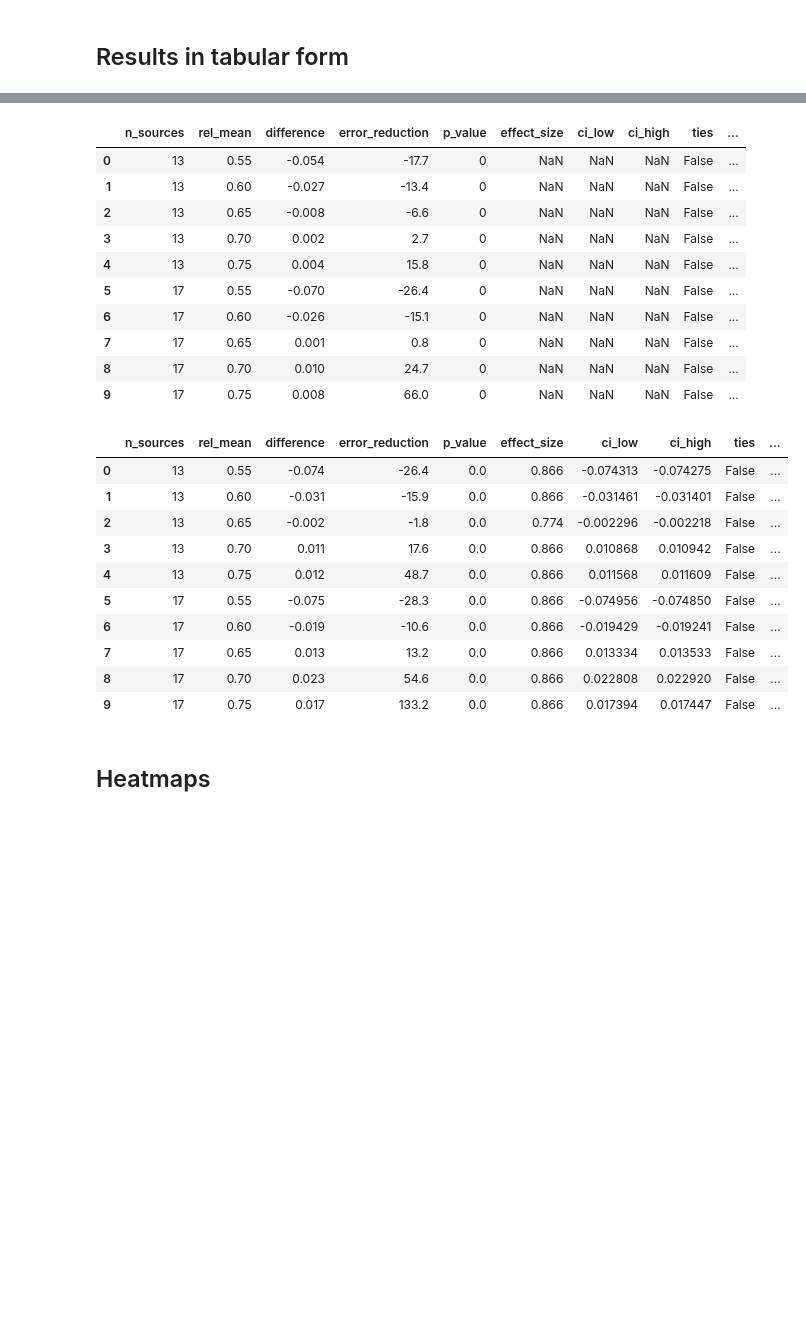
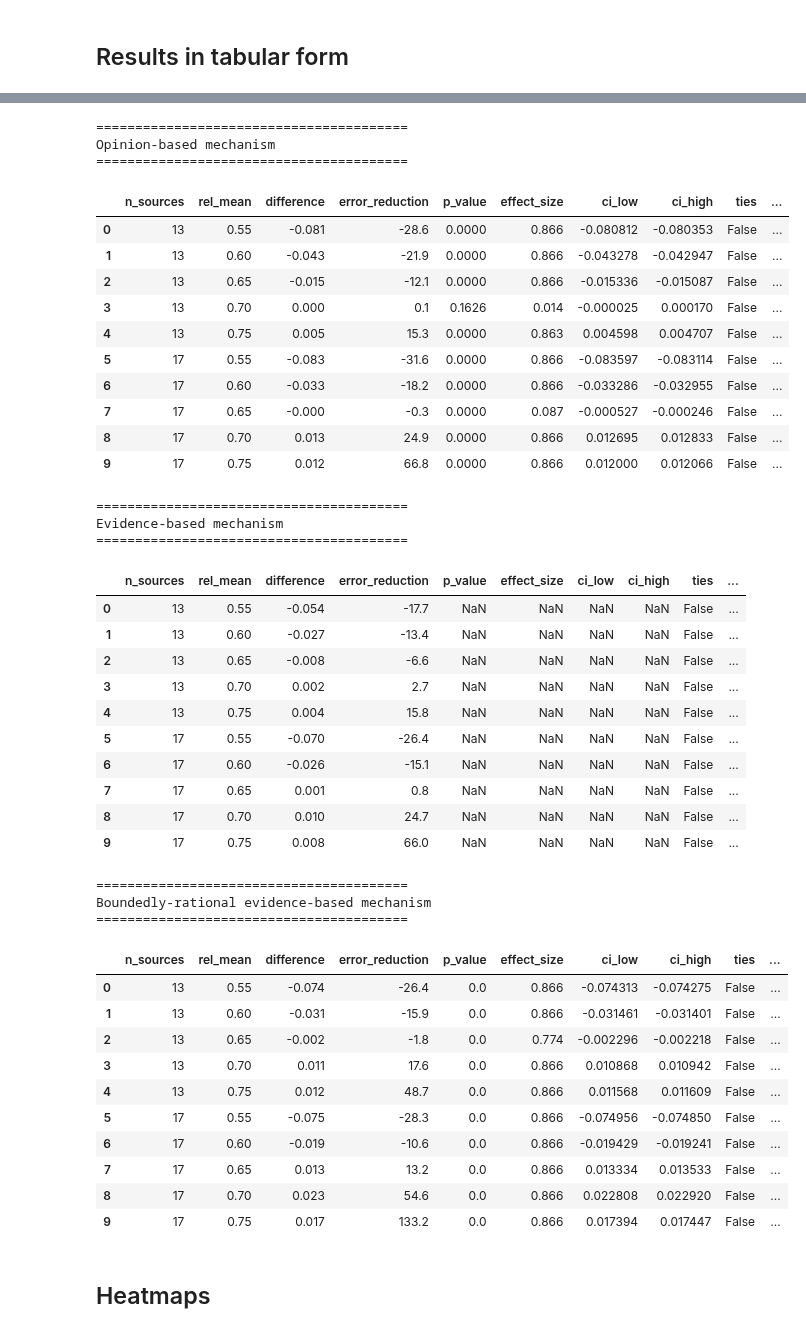
Before and after one commit to HeinDuijf/DiversityAbility, a Jupyter notebook: DataAnalysis.ipynb, the cells around one changed output, grey strips where cells are left out. Saved outputs shown, nothing was run; the diff lists cells and outputs as text; code cells hidden in the pictures; blank space fills up the shorter version.

```diff
--- a/DataAnalysis.ipynb
+++ b/DataAnalysis.ipynb
@@ -52,30 +52,53 @@ produce_df_1samp("accuracy", n_decimals=5)
-# %%
-produce_df_1samp("pool_accuracy")
-# %% [output]
-|  | n_sources | rel_mean | difference | error_reduction | p_value | effect_size | ci_low | ci_high | ties | ... |
-| 0 | 13 | 0.55 | -0.054 | -17.7 | 0 | NaN | NaN | NaN | False | ... |
-| 1 | 13 | 0.60 | -0.027 | -13.4 | 0 | NaN | NaN | NaN | False | ... |
-| 2 | 13 | 0.65 | -0.008 | -6.6 | 0 | NaN | NaN | NaN | False | ... |
-| 3 | 13 | 0.70 | 0.002 | 2.7 | 0 | NaN | NaN | NaN | False | ... |
-| 4 | 13 | 0.75 | 0.004 | 15.8 | 0 | NaN | NaN | NaN | False | ... |
-| 5 | 17 | 0.55 | -0.070 | -26.4 | 0 | NaN | NaN | NaN | False | ... |
-| 6 | 17 | 0.60 | -0.026 | -15.1 | 0 | NaN | NaN | NaN | False | ... |
-| 7 | 17 | 0.65 | 0.001 | 0.8 | 0 | NaN | NaN | NaN | False | ... |
-| 8 | 17 | 0.70 | 0.010 | 24.7 | 0 | NaN | NaN | NaN | False | ... |
-| 9 | 17 | 0.75 | 0.008 | 66.0 | 0 | NaN | NaN | NaN | False | ... |
-# %%
-produce_df_1samp("bounded_pool_accuracy")
-# %% [output]
-|  | n_sources | rel_mean | difference | error_reduction | p_value | effect_size | ci_low | ci_high | ties | ... |
-| 0 | 13 | 0.55 | -0.074 | -26.4 | 0.0 | 0.866 | -0.074313 | -0.074275 | False | ... |
-| 1 | 13 | 0.60 | -0.031 | -15.9 | 0.0 | 0.866 | -0.031461 | -0.031401 | False | ... |
-| 2 | 13 | 0.65 | -0.002 | -1.8 | 0.0 | 0.774 | -0.002296 | -0.002218 | False | ... |
-| 3 | 13 | 0.70 | 0.011 | 17.6 | 0.0 | 0.866 | 0.010868 | 0.010942 | False | ... |
-| 4 | 13 | 0.75 | 0.012 | 48.7 | 0.0 | 0.866 | 0.011568 | 0.011609 | False | ... |
-| 5 | 17 | 0.55 | -0.075 | -28.3 | 0.0 | 0.866 | -0.074956 | -0.074850 | False | ... |
-| 6 | 17 | 0.60 | -0.019 | -10.6 | 0.0 | 0.866 | -0.019429 | -0.019241 | False | ... |
-| 7 | 17 | 0.65 | 0.013 | 13.2 | 0.0 | 0.866 | 0.013334 | 0.013533 | False | ... |
-| 8 | 17 | 0.70 | 0.023 | 54.6 | 0.0 | 0.866 | 0.022808 | 0.022920 | False | ... |
-| 9 | 17 | 0.75 | 0.017 | 133.2 | 0.0 | 0.866 | 0.017394 | 0.017447 | False | ... |
+# %%
+for outcome in ["accuracy_opinion", "accuracy_evidence", "accuracy_bounded"]:
+    print("="*40)
+    print(f"{translate_outcome_mechanism[outcome].capitalize()}")
+    print("="*40)
+    df_results = produce_df_1samp(outcome)
+    df_results = df_results[df_results["n_sources"] < 21]
+    display(df_results)
+# %% [output]
+========================================
+Opinion-based mechanism
+========================================
+|  | n_sources | rel_mean | difference | error_reduction | p_value | effect_size | ci_low | ci_high | ties | ... |
+| 0 | 13 | 0.55 | -0.081 | -28.6 | 0.0000 | 0.866 | -0.080812 | -0.080353 | False | ... |
+| 1 | 13 | 0.60 | -0.043 | -21.9 | 0.0000 | 0.866 | -0.043278 | -0.042947 | False | ... |
+| 2 | 13 | 0.65 | -0.015 | -12.1 | 0.0000 | 0.866 | -0.015336 | -0.015087 | False | ... |
+| 3 | 13 | 0.70 | 0.000 | 0.1 | 0.1626 | 0.014 | -0.000025 | 0.000170 | False | ... |
+| 4 | 13 | 0.75 | 0.005 | 15.3 | 0.0000 | 0.863 | 0.004598 | 0.004707 | False | ... |
+| 5 | 17 | 0.55 | -0.083 | -31.6 | 0.0000 | 0.866 | -0.083597 | -0.083114 | False | ... |
+| 6 | 17 | 0.60 | -0.033 | -18.2 | 0.0000 | 0.866 | -0.033286 | -0.032955 | False | ... |
+| 7 | 17 | 0.65 | -0.000 | -0.3 | 0.0000 | 0.087 | -0.000527 | -0.000246 | False | ... |
+| 8 | 17 | 0.70 | 0.013 | 24.9 | 0.0000 | 0.866 | 0.012695 | 0.012833 | False | ... |
+| 9 | 17 | 0.75 | 0.012 | 66.8 | 0.0000 | 0.866 | 0.012000 | 0.012066 | False | ... |
+========================================
+Evidence-based mechanism
+========================================
+|  | n_sources | rel_mean | difference | error_reduction | p_value | effect_size | ci_low | ci_high | ties | ... |
+| 0 | 13 | 0.55 | -0.054 | -17.7 | NaN | NaN | NaN | NaN | False | ... |
+| 1 | 13 | 0.60 | -0.027 | -13.4 | NaN | NaN | NaN | NaN | False | ... |
+| 2 | 13 | 0.65 | -0.008 | -6.6 | NaN | NaN | NaN | NaN | False | ... |
+| 3 | 13 | 0.70 | 0.002 | 2.7 | NaN | NaN | NaN | NaN | False | ... |
+| 4 | 13 | 0.75 | 0.004 | 15.8 | NaN | NaN | NaN | NaN | False | ... |
+| 5 | 17 | 0.55 | -0.070 | -26.4 | NaN | NaN | NaN | NaN | False | ... |
+| 6 | 17 | 0.60 | -0.026 | -15.1 | NaN | NaN | NaN | NaN | False | ... |
+| 7 | 17 | 0.65 | 0.001 | 0.8 | NaN | NaN | NaN | NaN | False | ... |
+| 8 | 17 | 0.70 | 0.010 | 24.7 | NaN | NaN | NaN | NaN | False | ... |
+| 9 | 17 | 0.75 | 0.008 | 66.0 | NaN | NaN | NaN | NaN | False | ... |
+========================================
+Boundedly-rational evidence-based mechanism
+========================================
+|  | n_sources | rel_mean | difference | error_reduction | p_value | effect_size | ci_low | ci_high | ties | ... |
+| 0 | 13 | 0.55 | -0.074 | -26.4 | 0.0 | 0.866 | -0.074313 | -0.074275 | False | ... |
+| 1 | 13 | 0.60 | -0.031 | -15.9 | 0.0 | 0.866 | -0.031461 | -0.031401 | False | ... |
+| 2 | 13 | 0.65 | -0.002 | -1.8 | 0.0 | 0.774 | -0.002296 | -0.002218 | False | ... |
+| 3 | 13 | 0.70 | 0.011 | 17.6 | 0.0 | 0.866 | 0.010868 | 0.010942 | False | ... |
+| 4 | 13 | 0.75 | 0.012 | 48.7 | 0.0 | 0.866 | 0.011568 | 0.011609 | False | ... |
+| 5 | 17 | 0.55 | -0.075 | -28.3 | 0.0 | 0.866 | -0.074956 | -0.074850 | False | ... |
+| 6 | 17 | 0.60 | -0.019 | -10.6 | 0.0 | 0.866 | -0.019429 | -0.019241 | False | ... |
+| 7 | 17 | 0.65 | 0.013 | 13.2 | 0.0 | 0.866 | 0.013334 | 0.013533 | False | ... |
+| 8 | 17 | 0.70 | 0.023 | 54.6 | 0.0 | 0.866 | 0.022808 | 0.022920 | False | ... |
+| 9 | 17 | 0.75 | 0.017 | 133.2 | 0.0 | 0.866 | 0.017394 | 0.017447 | False | ... |
 # %% [markdown]
 ## Heatmaps
```
Also changed, not shown: parts of 23 cells of this notebook.
